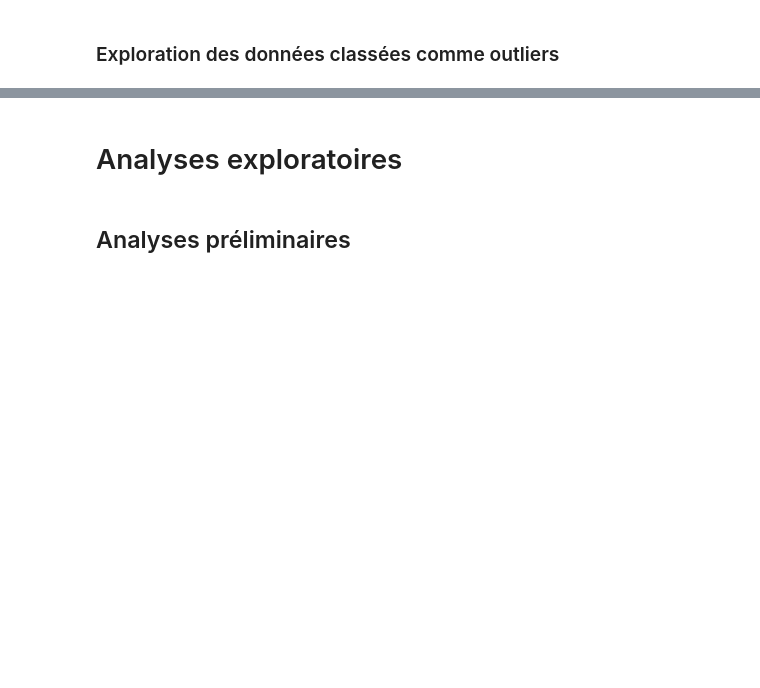
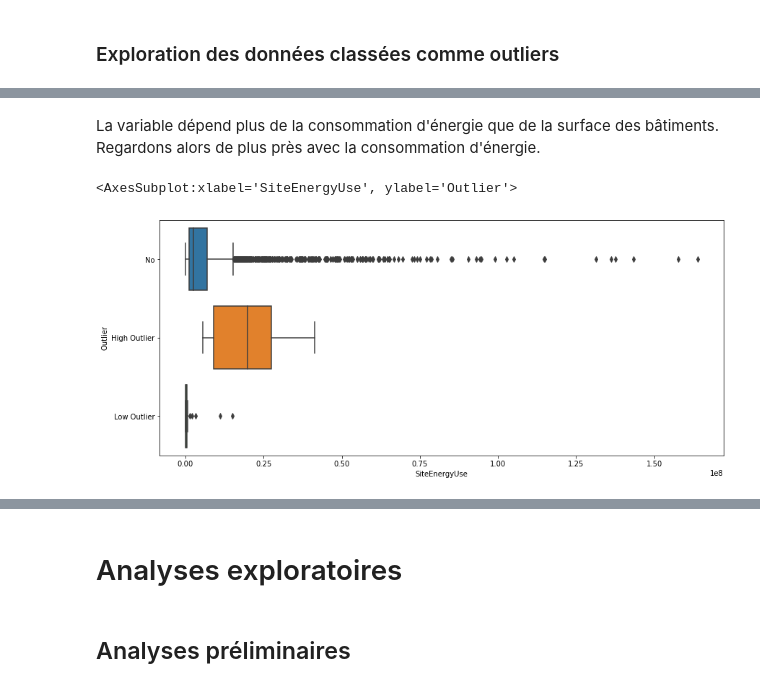
Before and after one commit to sebastienbourgeois/oc-p4-anticiper-besoin-consommation-batiments, a Jupyter notebook: Pelec_01_notebook.ipynb, the cells around one changed output, grey strips where cells are left out. Saved outputs shown, nothing was run; the diff lists cells and outputs as text; code cells hidden in the pictures; blank space fills up the shorter version.

```diff
--- a/Pelec_01_notebook.ipynb
+++ b/Pelec_01_notebook.ipynb
@@ -1045,0 +1084,8 @@ batiments_data[batiments_data.Outlier != "No"].sort_values(by=['Outlier'])
+# %% [markdown]
+La variable dépend plus de la consommation d'énergie que de la surface des bâtiments. Regardons alors de plus près avec la consommation d'énergie.
+# %%
+filtre_data = batiments_data[batiments_data.SiteEnergyUse < 200000000]
+sns.boxplot(x="SiteEnergyUse", y="Outlier", data=filtre_data)
+# %% [output]
+<AxesSubplot:xlabel='SiteEnergyUse', ylabel='Outlier'>
+[figure, added]
```
Also changed, not shown: parts of 24 cells of this notebook.
